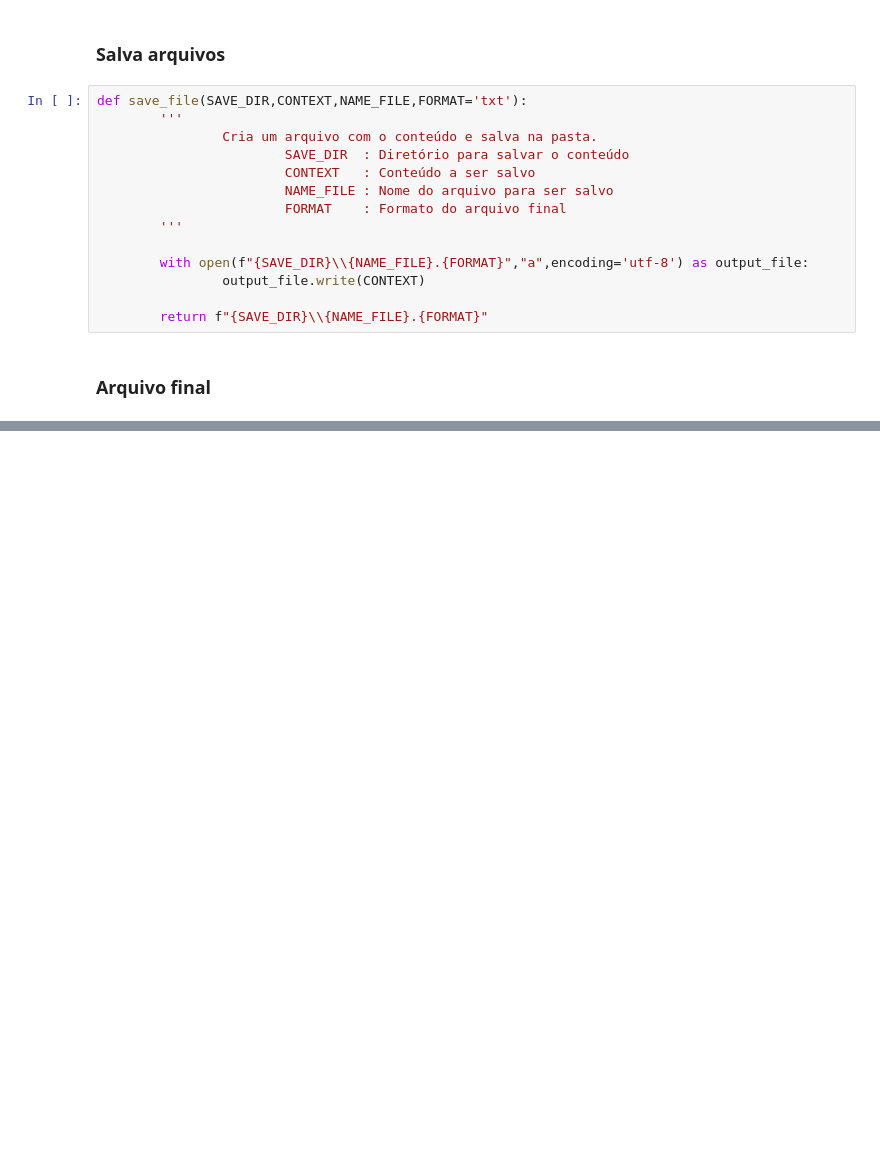
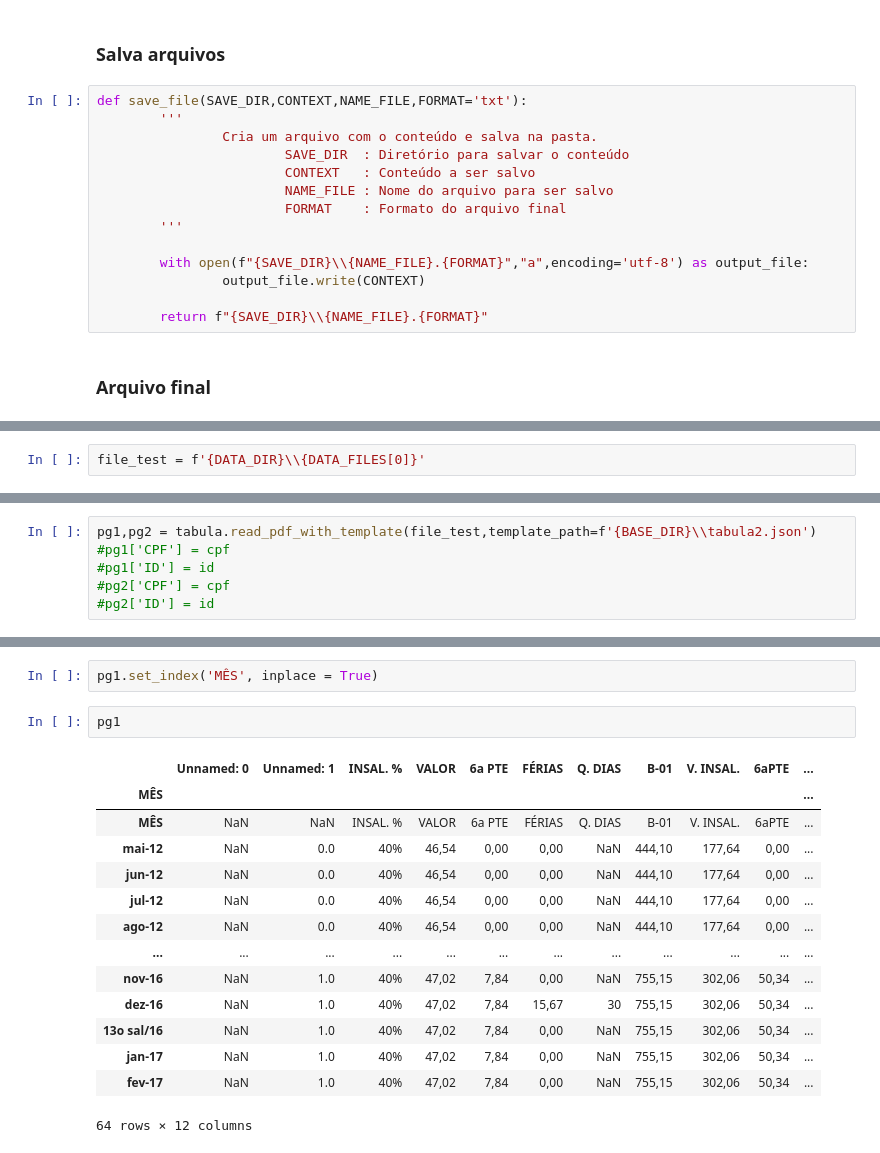
Before and after one commit to VinicusGB/scrapy_dom, a Jupyter notebook: sfmsp/sfmsp.ipynb, the cells around one changed output, grey strips where cells are left out. Drawn from its saved outputs; the diff is of its cells as text; blank space fills up the shorter version.

```diff
--- a/sfmsp/sfmsp.ipynb
+++ b/sfmsp/sfmsp.ipynb
@@ -119,0 +146,2 @@ for file in DATA_FILES:
+# %%
+file_test = f'{DATA_DIR}\\{DATA_FILES[0]}'
@@ -119,0 +155,6 @@ for file in DATA_FILES:
+# %%
+pg1,pg2 = tabula.read_pdf_with_template(file_test,template_path=f'{BASE_DIR}\\tabula2.json')
+#pg1['CPF'] = cpf
+#pg1['ID'] = id
+#pg2['CPF'] = cpf
+#pg2['ID'] = id
@@ -119,0 +176,19 @@ for file in DATA_FILES:
+# %%
+pg1.set_index('MÊS', inplace = True)
+# %%
+pg1
+# %% [output]
+|  | Unnamed: 0 | Unnamed: 1 | INSAL. % | VALOR | 6a PTE | FÉRIAS | Q. DIAS | B-01 | V. INSAL. | 6aPTE | ... |
+| MÊS |  |  |  |  |  |  |  |  |  |  | ... |
+| MÊS | NaN | NaN | INSAL. % | VALOR | 6a PTE | FÉRIAS | Q. DIAS | B-01 | V. INSAL. | 6aPTE | ... |
+| mai-12 | NaN | 0.0 | 40% | 46,54 | 0,00 | 0,00 | NaN | 444,10 | 177,64 | 0,00 | ... |
+| jun-12 | NaN | 0.0 | 40% | 46,54 | 0,00 | 0,00 | NaN | 444,10 | 177,64 | 0,00 | ... |
+| jul-12 | NaN | 0.0 | 40% | 46,54 | 0,00 | 0,00 | NaN | 444,10 | 177,64 | 0,00 | ... |
+| ago-12 | NaN | 0.0 | 40% | 46,54 | 0,00 | 0,00 | NaN | 444,10 | 177,64 | 0,00 | ... |
+| ... | ... | ... | ... | ... | ... | ... | ... | ... | ... | ... | ... |
+| nov-16 | NaN | 1.0 | 40% | 47,02 | 7,84 | 0,00 | NaN | 755,15 | 302,06 | 50,34 | ... |
+| dez-16 | NaN | 1.0 | 40% | 47,02 | 7,84 | 15,67 | 30 | 755,15 | 302,06 | 50,34 | ... |
+| 13o sal/16 | NaN | 1.0 | 40% | 47,02 | 7,84 | 0,00 | NaN | 755,15 | 302,06 | 50,34 | ... |
+| jan-17 | NaN | 1.0 | 40% | 47,02 | 7,84 | 0,00 | NaN | 755,15 | 302,06 | 50,34 | ... |
+| fev-17 | NaN | 1.0 | 40% | 47,02 | 7,84 | 0,00 | NaN | 755,15 | 302,06 | 50,34 | ... |
+64 rows × 12 columns
```
Also changed, not shown: parts of 24 cells of this notebook, 1 other file.
